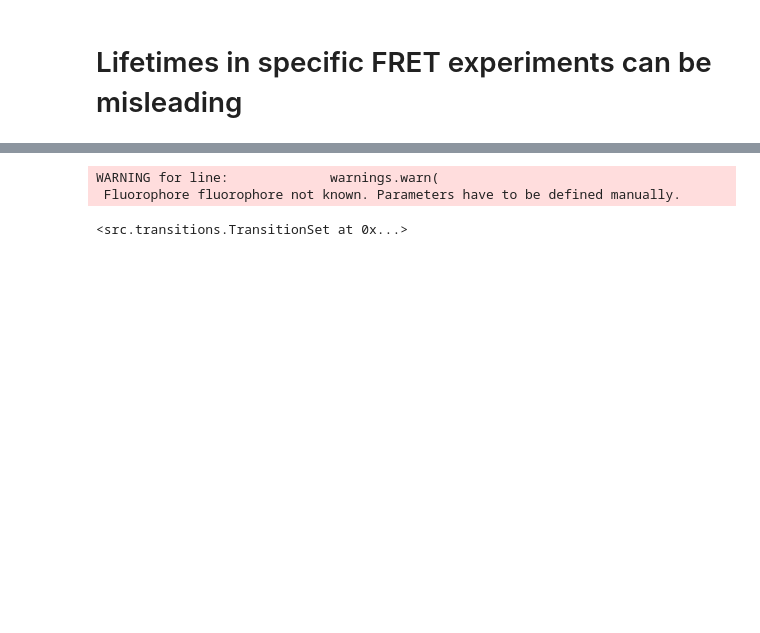
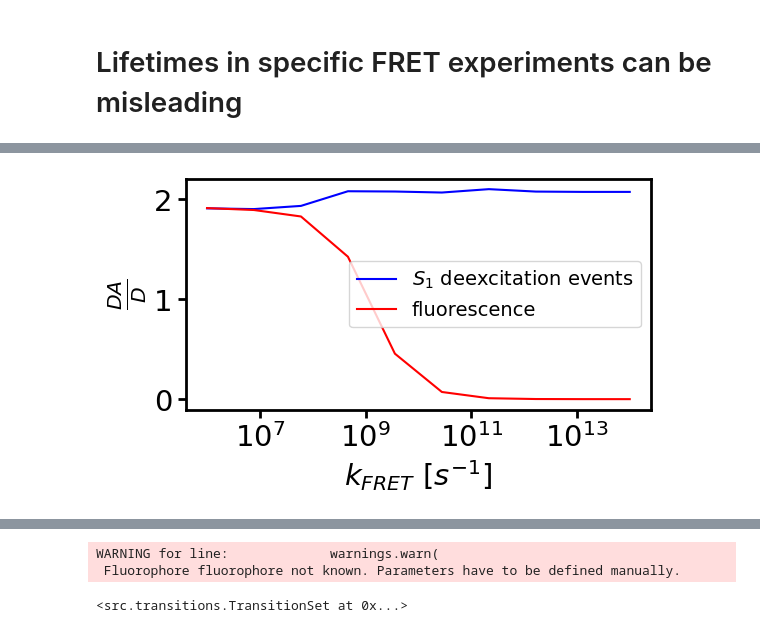
Before and after one commit to super-resolution/Fluopy, a Jupyter notebook: notebooks/general/energy_transfers/lying_lifetimes.ipynb, the cells around one changed output, grey strips where cells are left out. Cells and saved outputs as stored; diff of their text form; code cells hidden in the pictures; blank space fills up the shorter version.

```diff
--- a/notebooks/general/energy_transfers/lying_lifetimes.ipynb
+++ b/notebooks/general/energy_transfers/lying_lifetimes.ipynb
@@ -46,0 +157,15 @@ warnings.formatwarning = custom_warning_format
+# %%
+ax = fi.universal_figure(nrows=len(DA_lifetimes), ncols=1, fig_width=4, fig_height=3*len(DA_lifetimes))
+for i, (lifetimes, al_lifetime, D_lifetime) in enumerate(zip(DA_lifetimes, all_exp_lifetimes, D_lifetimes)):
+    bins = np.linspace(min(al_lifetime), max(al_lifetime), 50)
+    #fi.universal_figure(type_='hist', data=lifetimes, bins=bins, alpha=0.5, label='DA', color='r', axes=ax[i])
+    fi.universal_figure(type_='hist', data=[D_lifetime, lifetimes], bins=bins, alpha=1, label=['D', 'DA'], color=['b', 'r'], axes=ax[i],
+    legend=True, tick_style_x='sci', yscale='log', stacked=True)
+    ax[i, 0].figure.draw_without_rendering()
+    exponent_x = ax[i, 0].xaxis.get_offset_text().get_text().split('e')[1]
+    ax[i, 0].set_xlabel(rf'Lifetime [$10^{{{exponent_x}}}$s]')
+    # exponent_y = ax[i, 0].yaxis.get_offset_text().get_text().split('e')[1]
+    # ax[i, 0].set_ylabel(rf'count [x$10^{{{exponent_y}}}$]')
+    ax[i, 0].legend(fontsize=14)
+fig = mi.get_figure(ax)
+fig.tight_layout()
@@ -46,0 +174,10 @@ warnings.formatwarning = custom_warning_format
+# %%
+def get_DA_D_deexcitation_occurrences(simulation):
+    """
+    Returns the number of DA and D deexcitation events in a simulation.
+    """
+    D_deexcitation = [6, 7, 8, 9]
+    DA_deexcitation = [10, 11, 24, 25]
+    D_events = np.where(np.in1d(simulation.transition_series, D_deexcitation))[0]
+    DA_events = np.where(np.in1d(simulation.transition_series, DA_deexcitation))[0]
+    return D_events.size, DA_events.size
@@ -46,0 +440,10 @@ warnings.formatwarning = custom_warning_format
+# %%
+ax = fi.universal_figure(type_='line', data=[rates, DA_D_event_ratio], label=r'$S_1$ deexcitation events')
+fi.universal_figure(type_='line', data=[rates, DA_D_photon_ratio], label='fluorescence', axes=ax,
+                    xscale='log', xlabel=r'$k_{FRET}\ [s^{-1}]$', ylabel=r'$\frac{DA}{D}$', color='r', legend=True,
+                    )
+ax[0, 0].legend(fontsize=14)
+fig = mi.get_figure(ax)
+fig.savefig('DA_D_ratios_ex1.svg')
+# %% [output]
+[figure, added]
```
Also changed, not shown: parts of 59 cells of this notebook, 19 other files.
